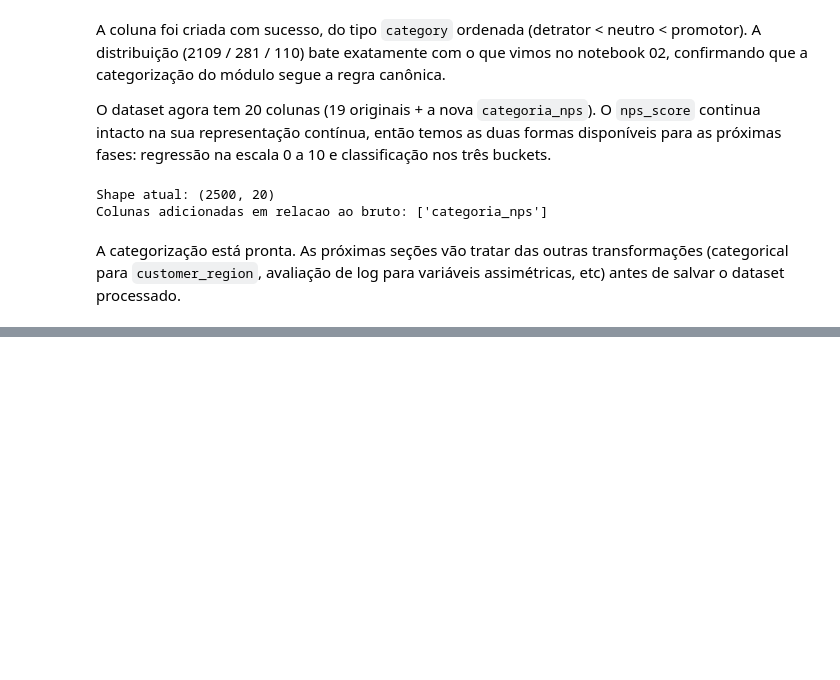
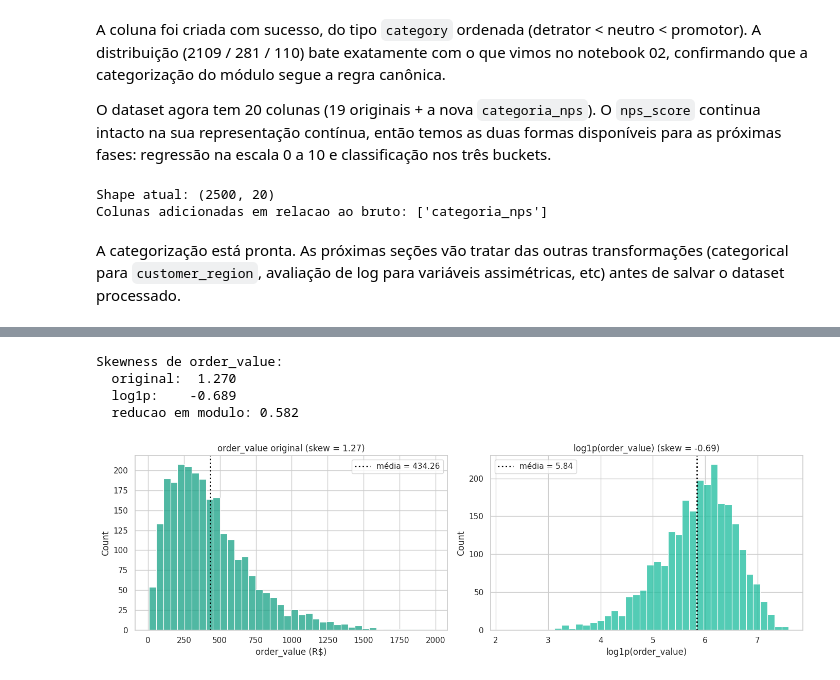
Before and after one commit to guillecosme/fiap-ai-scientist-tech-challange-fase-01, a Jupyter notebook: notebooks/03_data_preparation.ipynb, the cells around one changed output, grey strips where cells are left out. Cells and saved outputs as stored; diff of their text form; code cells hidden in the pictures; blank space fills up the shorter version.

Commit message:
notebook 03: tipos categoricos, transformacao log e renomeacao h5

```diff
--- a/notebooks/03_data_preparation.ipynb
+++ b/notebooks/03_data_preparation.ipynb
@@ -138,0 +149,19 @@ A categorização está pronta. As próximas seções vão tratar das outras tra
+# %%
+# Mede memoria antes da conversao
+memoria_antes = dados["customer_region"].memory_usage(deep=True)
+
+# Conversao para Categorical nao-ordenado
+dados["customer_region"] = dados["customer_region"].astype("category")
+
+# Mede memoria depois
+memoria_depois = dados["customer_region"].memory_usage(deep=True)
+reducao_pct = (1 - memoria_depois / memoria_antes) * 100
+
+# Confirma a conversao
+print(f"Tipo apos conversao: {dados['customer_region'].dtype}")
+print(f"Categorias: {list(dados['customer_region'].cat.categories)}")
+print(f"Ordenada? {dados['customer_region'].cat.ordered}")
+print()
+print(f"Memoria da coluna antes:  {memoria_antes:>10,} bytes ({memoria_antes/1024:>6.1f} KB)")
+print(f"Memoria da coluna depois: {memoria_depois:>10,} bytes ({memoria_depois/1024:>6.1f} KB)")
+print(f"Reducao: {reducao_pct:.1f}%")
@@ -138,0 +203,41 @@ A categorização está pronta. As próximas seções vão tratar das outras tra
+# %%
+import numpy as np
+
+# Compara order_value original vs log1p
+serie_orig = dados["order_value"]
+serie_log = np.log1p(serie_orig)
+
+skew_orig = serie_orig.skew()
+skew_log = serie_log.skew()
+
+print(f"Skewness de order_value:")
+print(f"  original: {skew_orig:>6.3f}")
+print(f"  log1p:    {skew_log:>6.3f}")
+print(f"  reducao em modulo: {abs(skew_orig) - abs(skew_log):.3f}")
+
+# Histogramas lado a lado, com linha de media em cada
+fig, eixos = plt.subplots(1, 2, figsize=(14, 4.5))
+
+sns.histplot(serie_orig, bins=40, ax=eixos[0], color="#16a085", edgecolor="white")
+media_orig = serie_orig.mean()
+eixos[0].axvline(media_orig, color="black", linestyle=":", linewidth=2, label=f"média = {media_orig:.2f}")
+eixos[0].set_title(f"order_value original (skew = {skew_orig:.2f})")
+eixos[0].set_xlabel("order_value (R$)")
+eixos[0].legend()
+
+sns.histplot(serie_log, bins=40, ax=eixos[1], color="#1abc9c", edgecolor="white")
+media_log = serie_log.mean()
+eixos[1].axvline(media_log, color="black", linestyle=":", linewidth=2, label=f"média = {media_log:.2f}")
+eixos[1].set_title(f"log1p(order_value) (skew = {skew_log:.2f})")
+eixos[1].set_xlabel("log1p(order_value)")
+eixos[1].legend()
+
+fig.tight_layout()
+fig.savefig(PASTA_FIGURAS / "3_4_log_order_value.png", dpi=120, bbox_inches="tight")
+plt.show()
+# %% [output]
+Skewness de order_value:
+  original:  1.270
+  log1p:    -0.689
+  reducao em modulo: 0.582
+[figure, added]
```
Also changed, not shown: parts of 16 cells of this notebook, 2 other files.
